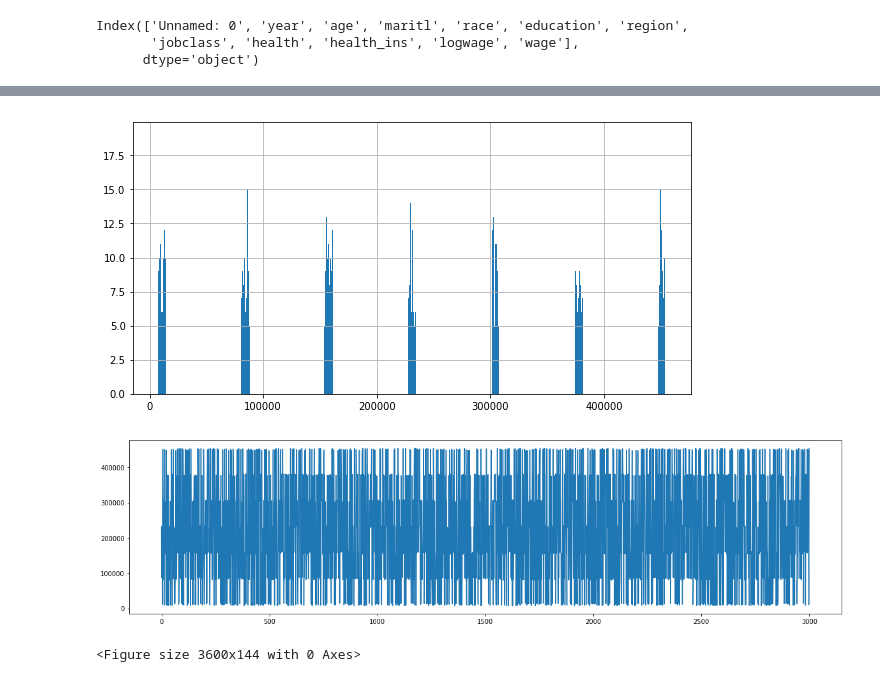
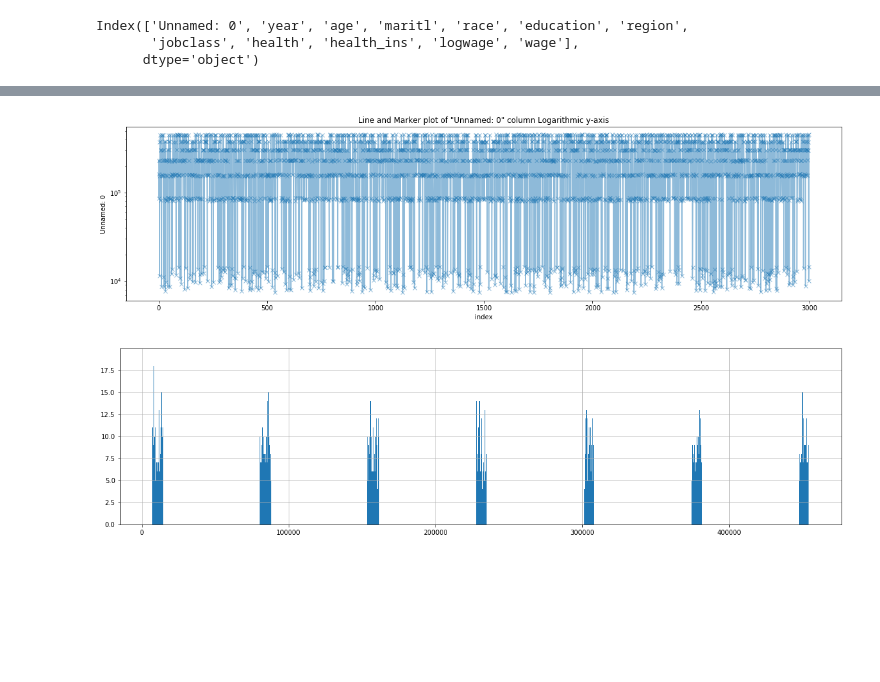
Before and after one commit to paulo-g-martinez/male-income-atlanta, a Jupyter notebook: Exploratory Data Analysis.ipynb, the cells around one changed output, grey strips where cells are left out. Cells and saved outputs as stored; diff of their text form; code cells hidden in the pictures; blank space fills up the shorter version.

```diff
--- a/Exploratory Data Analysis.ipynb
+++ b/Exploratory Data Analysis.ipynb
@@ -86,14 +104,15 @@ Index(['Unnamed: 0', 'year', 'age', 'maritl', 'race', 'education', 'region',
+# %%
+plt.figure(figsize= (20, 5))
+wages_df['Unnamed: 0'].plot(logy = True, marker = 'x', alpha = .5)
+plt.title('Line and Marker plot of "Unnamed: 0" column Logarithmic y-axis')
+plt.xlabel('index')
+plt.ylabel('Unnamed: 0')
+plt.show()
+# %% [output]
+[figure, added]
 # %%
-plt.figure(figsize= (10, 5))
+plt.figure(figsize= (20, 5))
 wages_df['Unnamed: 0'].hist(bins = 3000)
 plt.show()
 # %% [output]
-[figure, old version]
+[figure, new version]
-# %%
-plt.figure(figsize= (20, 5))
-wages_df['Unnamed: 0'].plot()
-plt.figure(figsize=(50, 2))
-plt.show()
-# %% [output]
-[figure, removed]
-<Figure size 3600x144 with 0 Axes>
```
Also changed, not shown: parts of 17 cells of this notebook.
